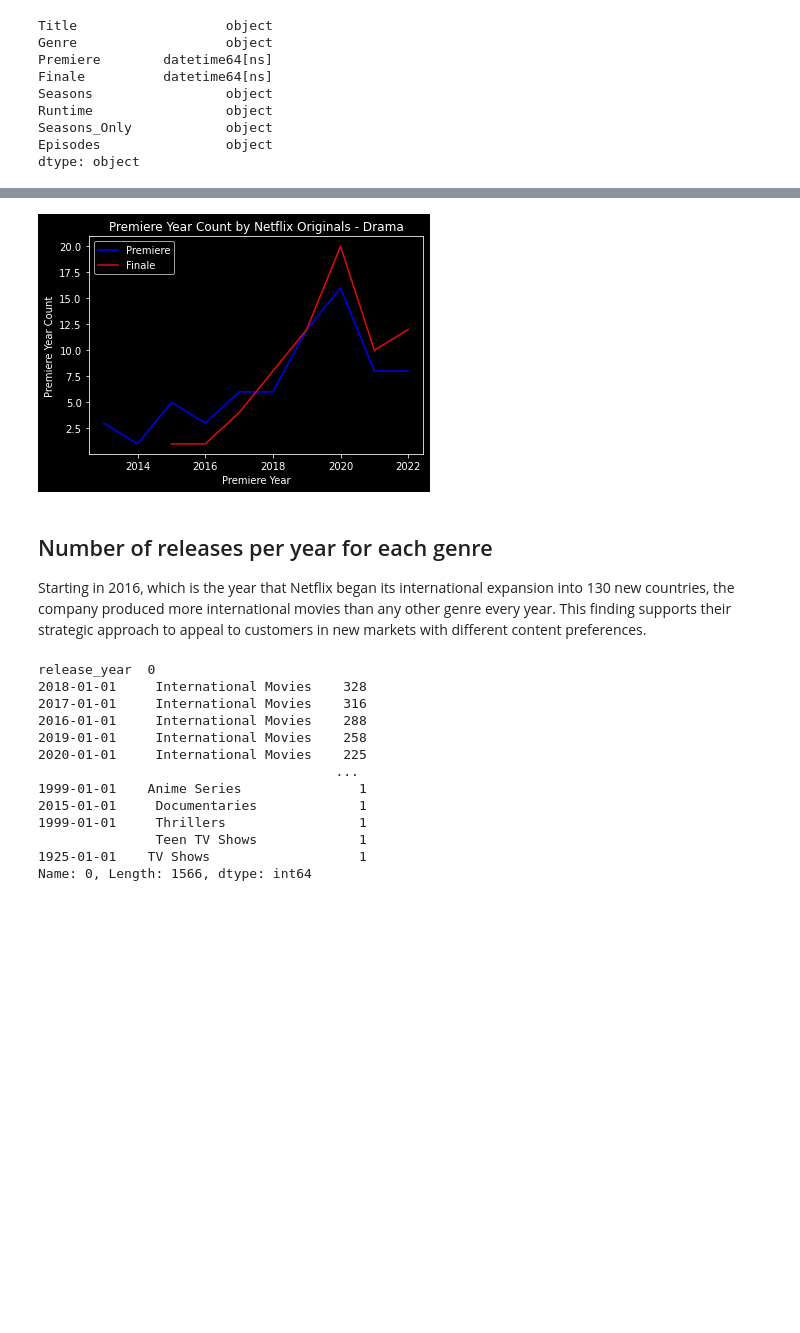
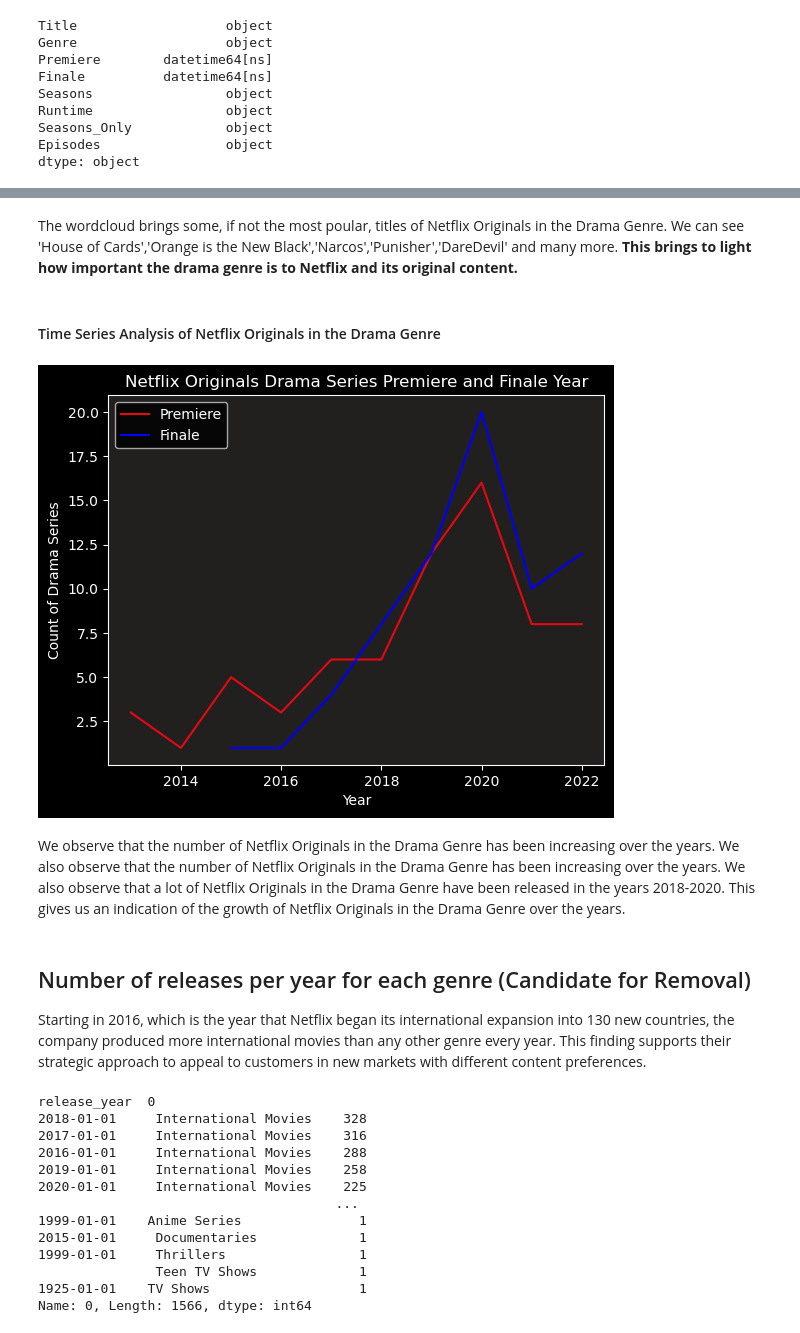
Before and after one commit to bhagirathbhard/Analysis-Netflix-Content-Library, a Jupyter notebook: A7-Netflix-Content-Analysis.ipynb, the cells around one changed output, grey strips where cells are left out. Cells and saved outputs as stored; diff of their text form; code cells hidden in the pictures; blank space fills up the shorter version.

```diff
--- a/A7-Netflix-Content-Analysis.ipynb
+++ b/A7-Netflix-Content-Analysis.ipynb
@@ -596,5 +605,7 @@ We also observe that `TV-14` is the second most popular rating across both Movie
 # %%
 #Time Series Analysis of Movies and TV Shows added to Netflix over the years
+#Dark Background snippet to fix colab bug
+plt.style.use('dark_background')
 #Plot the number of movies and TV shows added to Netflix over the years
 plt.figure(figsize=(10,5))
 sns.countplot(x=netflix_ds['date_added'].dt.year, data=netflix_ds, hue='type', palette='Set1')
@@ -756,0 +816,15 @@ plt.show()
+# %%
+#Black Background snippet to fix colab bug
+plt.style.use('dark_background')
+
+#Word cloud of titles of Drama Series
+from turtle import width
+from wordcloud import WordCloud, STOPWORDS, ImageColorGenerator
+
+#Word cloud of titles of Drama Series
+wordcloud = WordCloud(width=1920,height=1080,background_color="#221f1f", max_words=1000, contour_width=2, contour_color='steelblue', colormap='Reds')
+wordcloud.generate(' '.join(netflix_originals_drama_ds['Title']))
+plt.figure(figsize=(10,5))
+plt.imshow(wordcloud, interpolation='bilinear')
+plt.axis("off")
+plt.show()
@@ -757,22 +833,33 @@ plt.show()
+# %% [markdown]
+The wordcloud brings some, if not the most poular, titles of Netflix Originals in the Drama Genre. We can see 'House of Cards','Orange is the New Black','Narcos','Punisher','DareDevil' and many more. **This brings to light how important the drama genre is to Netflix and its original content.**
+# %% [markdown]
+#### Time Series Analysis of Netflix Originals in the Drama Genre
 # %%
 #Plot time series of Premiere and Finale Year
-
+#Dark Background snippet to fix colab bug
+plt.style.use('dark_background')
 #Color red for Premiere and Red for Finale
-netflix_originals_drama_ds.groupby(netflix_originals_drama_ds['Premiere'].dt.year)['Premiere'].count().plot(color='blue', label='Premiere')
-netflix_originals_drama_ds.groupby(netflix_originals_drama_ds['Finale'].dt.year)['Finale'].count().plot(color='#E50914', label='Finale')
-
+netflix_originals_drama_ds.groupby(netflix_originals_drama_ds['Premiere'].dt.year)['Premiere'].count().plot(color='#E50914', label='Premiere')
+netflix_originals_drama_ds.groupby(netflix_originals_drama_ds['Finale'].dt.year)['Finale'].count().plot(color='blue', label='Finale')
+#Background color hex code for the plot
+ax = plt.gca()
+ax.set_facecolor('#221f1f')
 #Show legend
 plt.legend()
-
-#Label the plot
-plt.xlabel('Premiere Year')
-plt.ylabel('Premiere Year Count')
-plt.title('Premiere Year Count by Netflix Originals - Drama')
+#Plot title
+plt.title('Netflix Originals Drama Series Premiere and Finale Year')
+#X axis label
+plt.xlabel('Year')
+#Y axis label
+plt.ylabel('Count of Drama Series')
+#Show plot
 plt.show()
 # %% [output]
-[figure, old version]
+[figure, new version]
+# %% [markdown]
+We observe that the number of Netflix Originals in the Drama Genre has been increasing over the years. We also observe that the number of Netflix Originals in the Drama Genre has been increasing over the years. We also observe that a lot of Netflix Originals in the Drama Genre have been released in the years 2018-2020. This gives us an indication of the growth of Netflix Originals in the Drama Genre over the years.
 # %% [markdown]
-## Number of releases per year for each genre
+## Number of releases per year for each genre (Candidate for Removal)
 
 Starting in 2016, which is the year that Netflix began its international expansion into 130 new countries, the company produced more international movies than any other genre every year. This finding supports their strategic approach to appeal to customers in new markets with different content preferences.
 # %%
```
Also changed, not shown: parts of 50 cells of this notebook.
